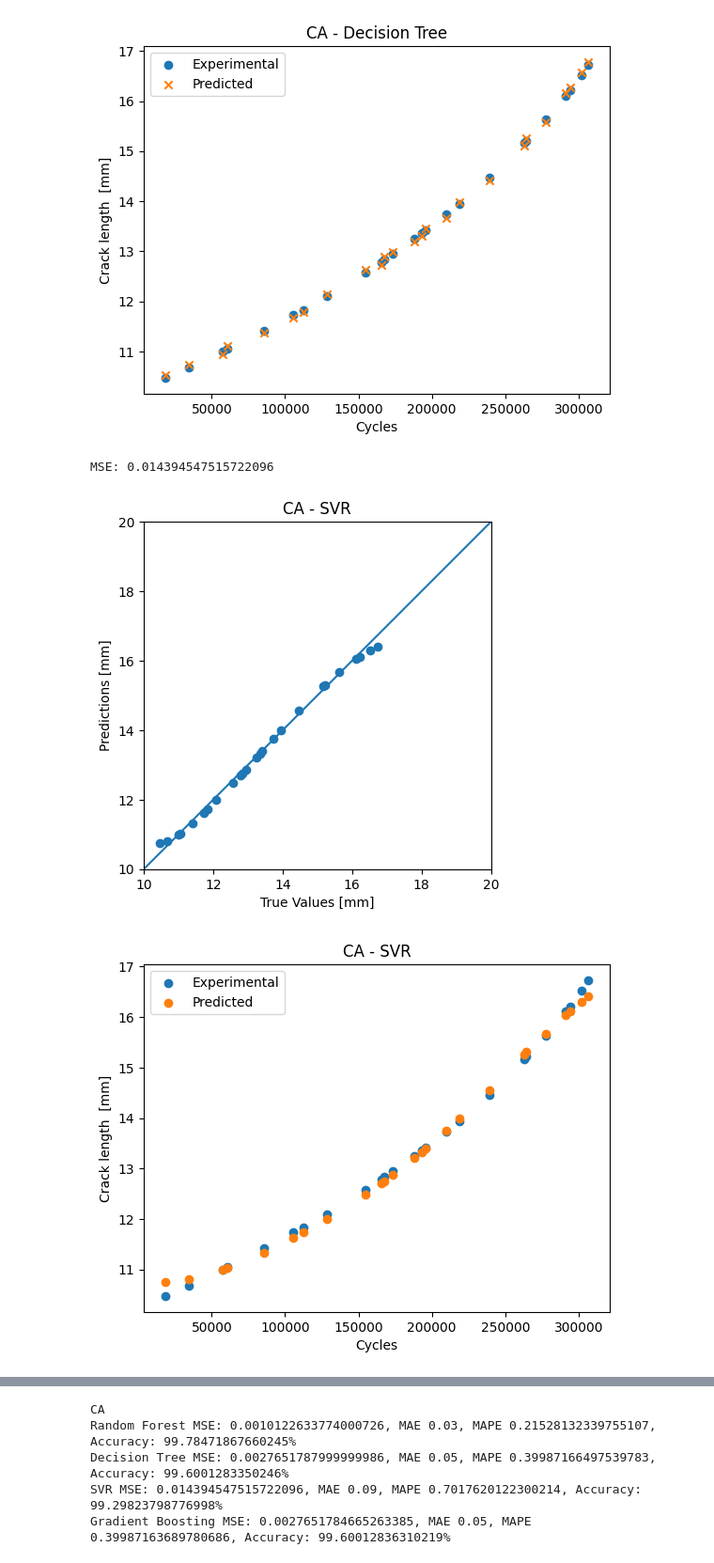
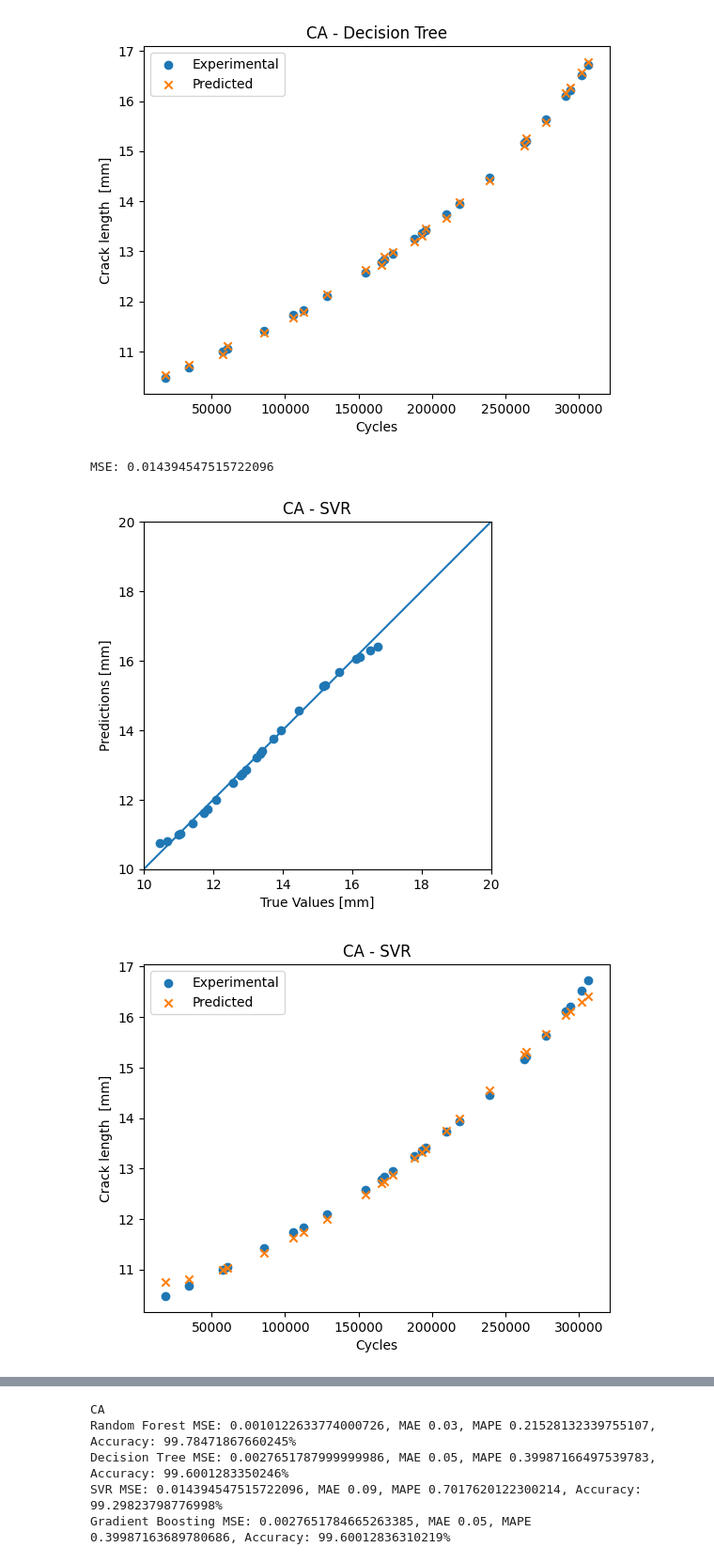
Before and after one commit to TNTU-124-System-analysis-research/qste340tm-modeling-of-fatigue-failure-after-single-overload, a Jupyter notebook: CA_approximation.ipynb, the cells around one changed output, grey strips where cells are left out. Shown at 94% size. Cells and saved outputs as stored; diff of their text form; code cells hidden in the pictures.

Commit message:
Add markers for plots

```diff
--- a/CA_approximation.ipynb
+++ b/CA_approximation.ipynb
@@ -300,36 +288,36 @@ CA_SVR = svm.SVR()
 X_train, X_test, y_train, y_test = train_test_split(X, y, test_size=0.2,
 random_state=42)
 
 
 CA_SVR.fit(X_train, y_train)
 
 # Predict and evaluate performance on test data
 y_pred = CA_SVR.predict(X_test)
 mse1 = mean_squared_error(y_test, y_pred)
 print(f'MSE: {mse1}')
 
 a = plt.axes(aspect='equal')
 plt.scatter(y_test, y_pred)
 plt.xlabel('True Values [mm]')
 plt.ylabel('Predictions [mm]')
 lims = [10, 20]
 plt.xlim(lims)
 plt.ylim(lims)
 _ = plt.plot(lims, lims)
 plt.title('CA - SVR')
 plt.show()
 
-plt.scatter(np.array(X_test)[:,0], y_test, label='Experimental')
-plt.scatter(np.array(X_test)[:,0], y_pred, label='Predicted')
+plt.scatter(np.array(X_test)[:,0], y_test, label='Experimental', marker='o')
+plt.scatter(np.array(X_test)[:,0], y_pred, label='Predicted', marker='x')
 plt.ylabel('Crack length  [mm]')
 plt.xlabel("Cycles")
 plt.title('CA - SVR')
 plt.legend()
 plt.show()
 # %% [output]
 MSE: 0.014394547515722096
 [figure]
-[figure, old version]
+[figure, new version]
 # %%
 CA_gradient_boosting = GradientBoostingRegressor(n_estimators=10000)
 
```
Also changed, not shown: parts of 4 cells of this notebook.
